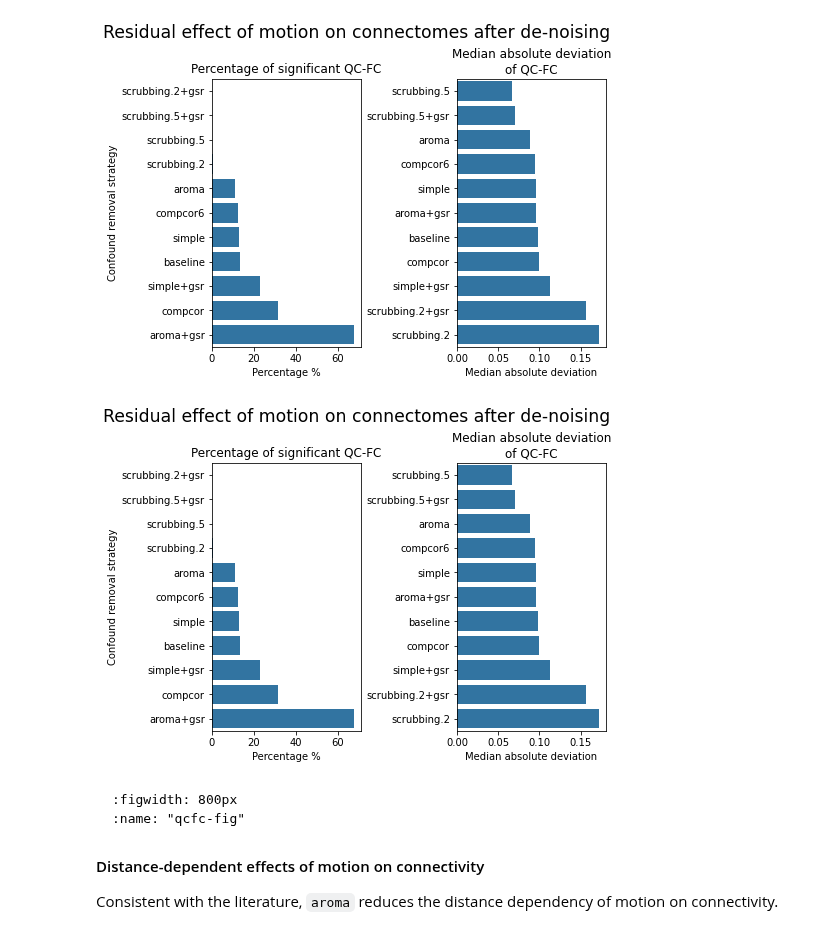
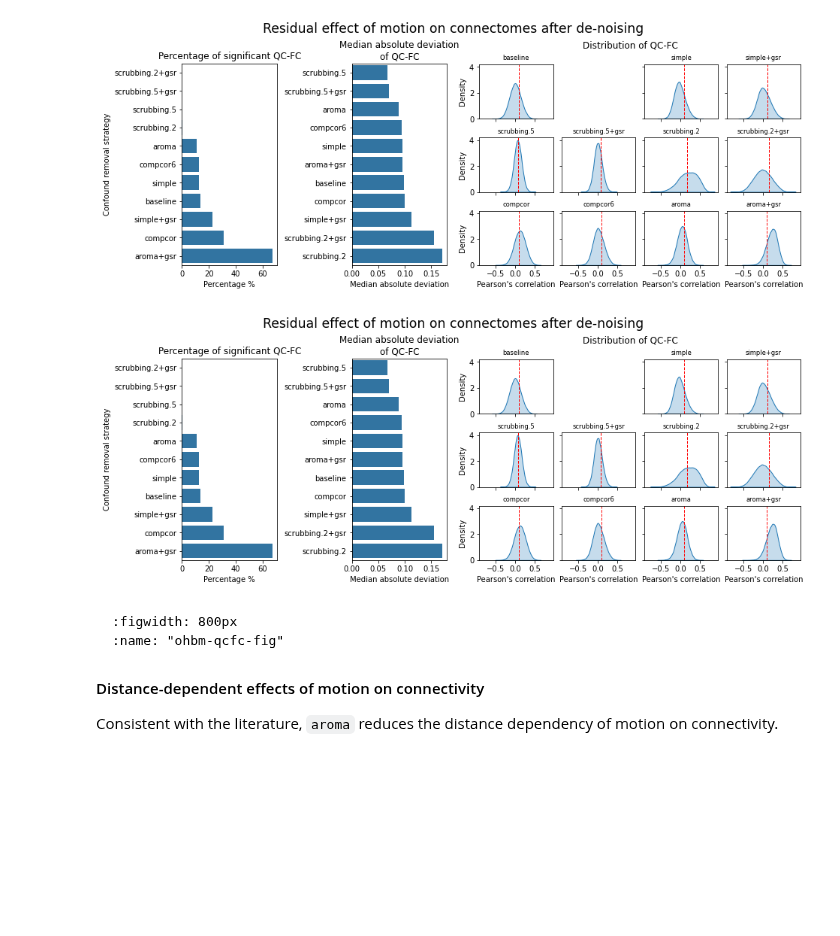
Before and after one commit to SIMEXP/fmriprep-denoise-benchmark, a Jupyter notebook: _sources/ohbm2022abstract.ipynb, the cells around one changed output. Saved outputs shown, nothing was run; the diff lists cells and outputs as text; code cells hidden in the pictures; blank space fills up the shorter version.

````diff
--- a/_sources/ohbm2022abstract.ipynb
+++ b/_sources/ohbm2022abstract.ipynb
@@ -122,28 +75,16 @@ No denoise strategy removed the correlation with motion captured by mean framewi
 `scrubbing` and `scrubbing+gsr` performed the best, as seen in previous work {cite:p}`power_recent_2015`.
 `compcor`, which applies compcor-based regressors covering 50% of the variance, performs worse than the connectome baseline created with high-pass filtered time series.
 Surprisingly, all strategies with global signal regression underperform, contradicting the existing literature {cite:p}`ciric_benchmarking_2017` {cite:p}`parkes_evaluation_2018`.
-# %%
-bar_color = sns.color_palette()[0]
-
-fig = plt.figure(constrained_layout=True, figsize=(7, 5))
-fig.suptitle('Residual effect of motion on connectomes after de-noising', fontsize='xx-large')
-axs = fig.subplots(1, 2, sharey=False)
-for nn, (ax, figure_data) in enumerate(zip(axs, [qcfc_sig, qcfc_mad])):
-    sns.barplot(data=figure_data['data'], orient='h',
-                ci=None, order=figure_data['order'],
-                color=bar_color, ax=ax)
-    ax.set_title(figure_data['title'])
-    ax.set(xlabel=figure_data['label'])
-    if nn == 0:
-        ax.set(ylabel="Confound removal strategy")
-glue("qcfc-fig", fig, display=False)
-# %% [output]
-[figure, removed]
-[figure, removed]
+# %%
+fig = figures.plot_motion_resid(dataset, atlas_name, dimension)
+glue("ohbm-qcfc-fig", fig, display=False)
+# %% [output]
+[figure, added]
+[figure, added]
 # %% [markdown]
-```{glue:figure} qcfc-fig
+```{glue:figure} ohbm-qcfc-fig
 :figwidth: 800px
-:name: "qcfc-fig"
+:name: "ohbm-qcfc-fig"
 ```
 
 #### Distance-dependent effects of motion on connectivity
````
Also changed, not shown: parts of 8 cells of this notebook, 32 other files.
